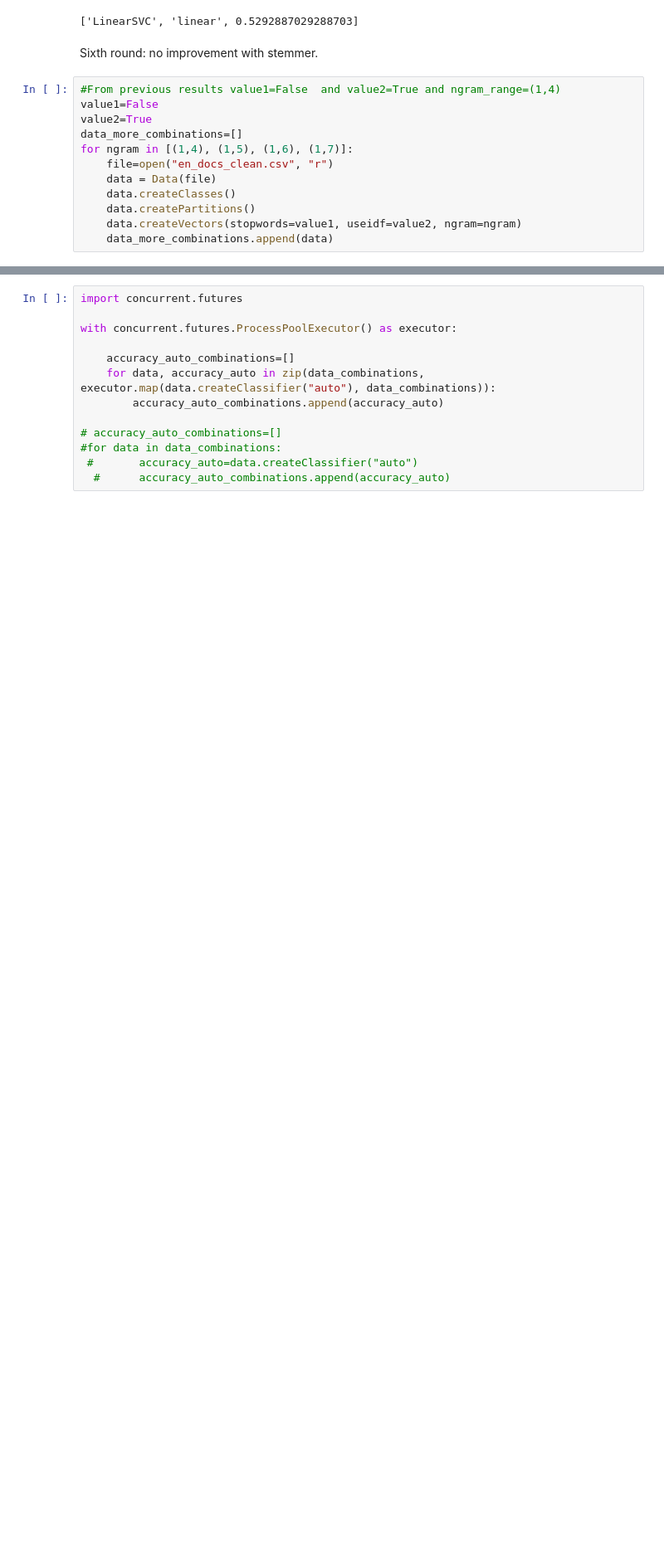
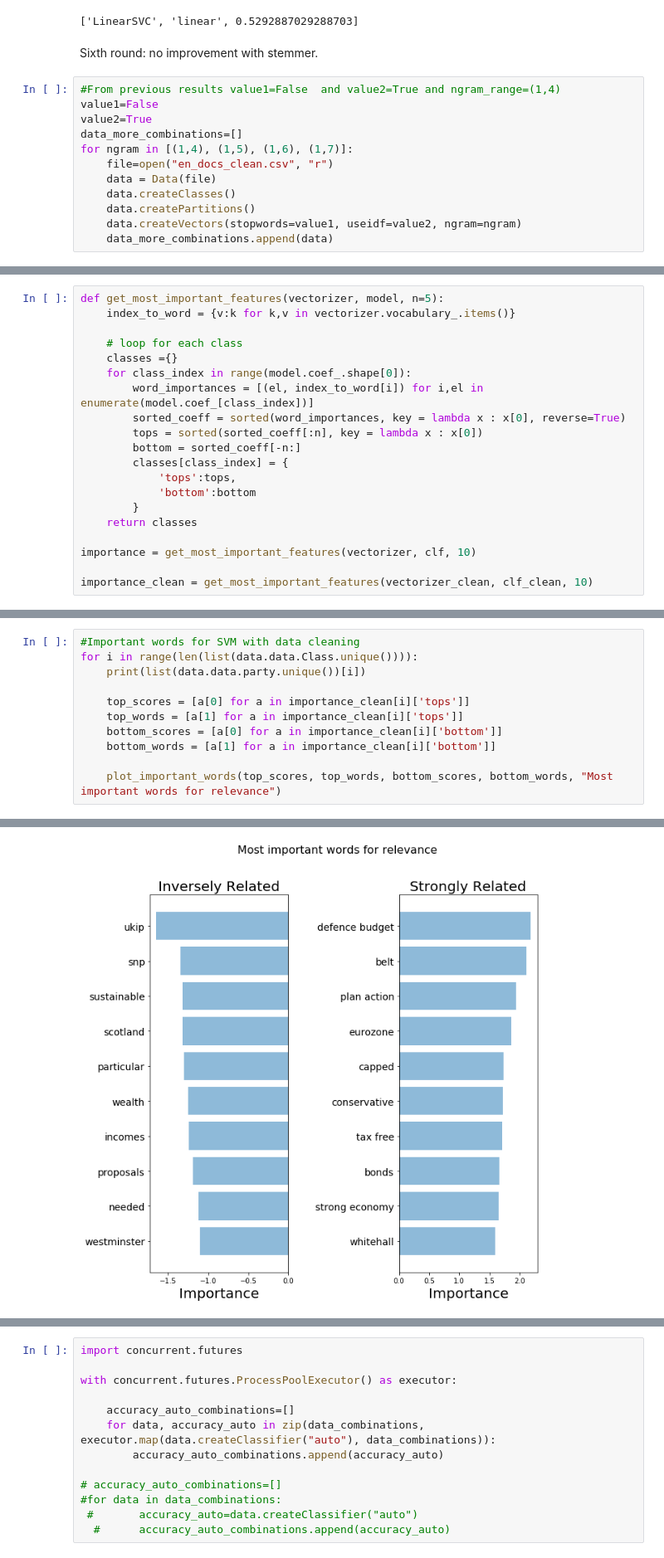
Before and after one commit to ZeDiogo/PRI1819, a Jupyter notebook: classification.ipynb, the cells around one changed output, grey strips where cells are left out. Shown: that part at 83% size. Drawn from its saved outputs; the diff is of its cells as text; blank space fills up the shorter version.

```diff
--- a/classification.ipynb
+++ b/classification.ipynb
@@ -435,0 +623,20 @@ Seventh round: the gram (1,4) was the optimal. (ignore the first two results in
+# %%
+def get_most_important_features(vectorizer, model, n=5):
+    index_to_word = {v:k for k,v in vectorizer.vocabulary_.items()}
+
+    # loop for each class
+    classes ={}
+    for class_index in range(model.coef_.shape[0]):
+        word_importances = [(el, index_to_word[i]) for i,el in enumerate(model.coef_[class_index])]
+        sorted_coeff = sorted(word_importances, key = lambda x : x[0], reverse=True)
+        tops = sorted(sorted_coeff[:n], key = lambda x : x[0])
+        bottom = sorted_coeff[-n:]
+        classes[class_index] = {
+            'tops':tops,
+            'bottom':bottom
+        }
+    return classes
+
+importance = get_most_important_features(vectorizer, clf, 10)
+
+importance_clean = get_most_important_features(vectorizer_clean, clf_clean, 10)
@@ -435,0 +715,12 @@ Seventh round: the gram (1,4) was the optimal. (ignore the first two results in
+# %%
+#Important words for SVM with data cleaning
+for i in range(len(list(data.data.Class.unique()))):
+    print(list(data.data.party.unique())[i])
+
+    top_scores = [a[0] for a in importance_clean[i]['tops']]
+    top_words = [a[1] for a in importance_clean[i]['tops']]
+    bottom_scores = [a[0] for a in importance_clean[i]['bottom']]
+    bottom_words = [a[1] for a in importance_clean[i]['bottom']]
+
+    plot_important_words(top_scores, top_words, bottom_scores, bottom_words, "Most important words for relevance")
+# %% [output]
@@ -435,0 +728 @@ Seventh round: the gram (1,4) was the optimal. (ignore the first two results in
+[figure, added]
```
Also changed, not shown: parts of 31 cells of this notebook, 6 other files.
